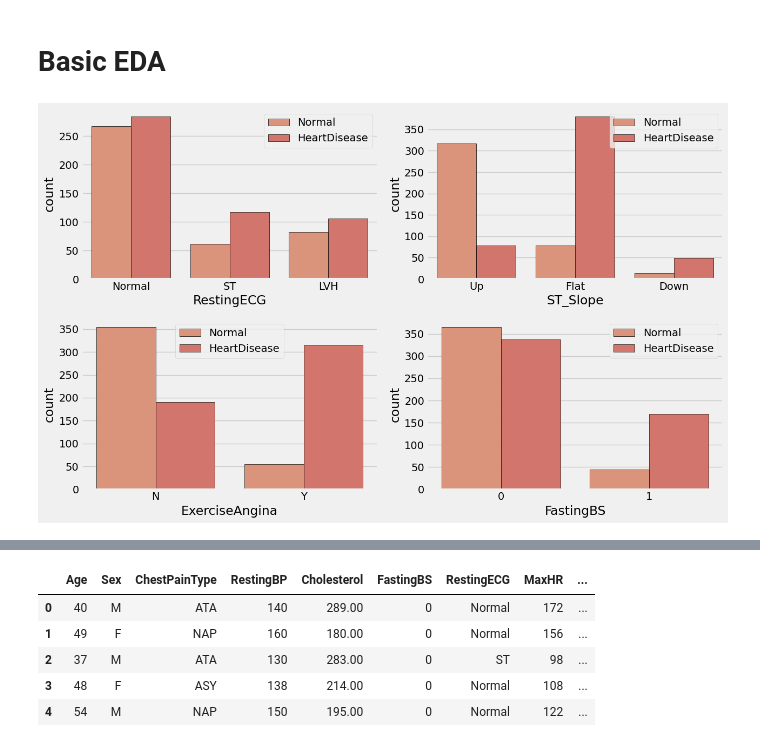
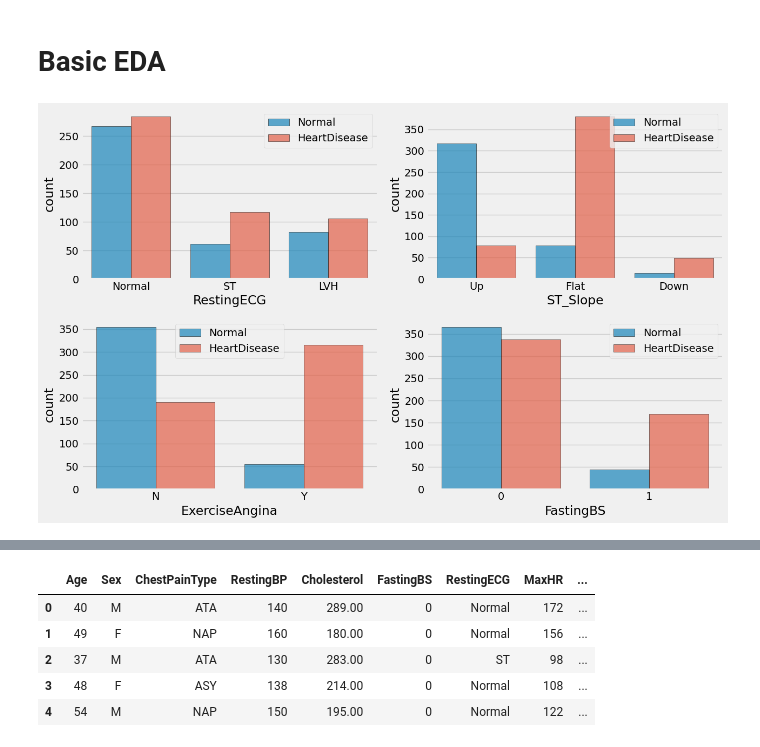
Before and after one commit to KanAfridi/Heart-Disease-Prediction-Web-App, a Jupyter notebook: Heart Disease.ipynb, the cells around one changed output, grey strips where cells are left out. Saved outputs shown, nothing was run; the diff lists cells and outputs as text; code cells hidden in the pictures.

```diff
--- a/Heart Disease.ipynb
+++ b/Heart Disease.ipynb
@@ -181,23 +174,15 @@ df['RestingBP'] = df['RestingBP'].replace(0, 132)
 # %%
 cate_columns = ['RestingECG', 'ExerciseAngina', 'ST_Slope', 'FastingBS']
 
 # Figure and subplots
 fig, axes = plt.subplots(2, 2, figsize=(13, 8))  # 2 rows, 3 columns
-
 axes = axes.flatten(order='f')
 
-# Set the color palette
-palette = sns.color_palette("flare")
+for i, col in enumerate(cate_columns):
+    sns.countplot(x=df[col], data=df, ax=axes[i], hue = 'HeartDisease', edgecolor='k', alpha =0.7)
+    axes[i].legend(labels=['Normal', 'HeartDisease'])
 
-for i, col in enumerate(cate_columns):
-    sns.countplot(x=df[col], data=df, ax=axes[i], palette=palette, hue = 'HeartDisease', edgecolor='k')
-    #axes[i].set_title(f'Count of {col}')
-    axes[i].legend(#title='HeartDisease',
-                   labels=['Normal', 'HeartDisease'])
-
-# Adjust layout
 plt.tight_layout()
-
 plt.show()
 # %% [output]
-[figure, old version]
+[figure, new version]
```
Also changed, not shown: parts of 11 cells of this notebook.
